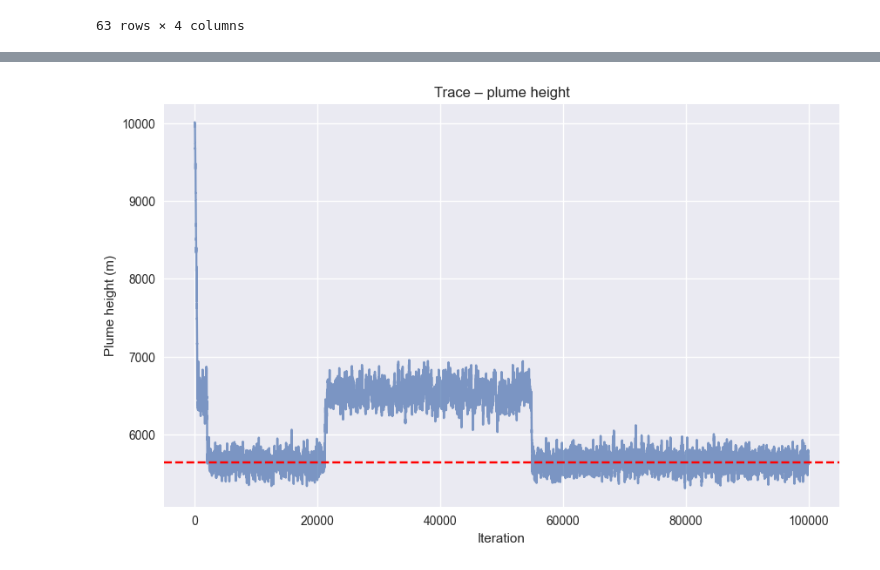
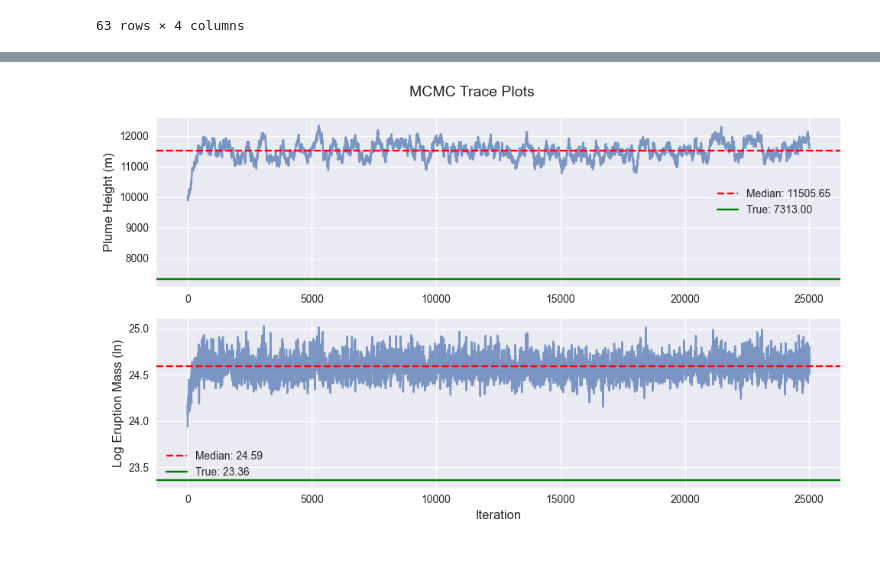
Before and after one commit to jimhcyang/tephra_inversion, a Jupyter notebook: example.ipynb, the cells around one changed output, grey strips where cells are left out. Cells and saved outputs as stored; diff of their text form; code cells hidden in the pictures.

```diff
--- a/example.ipynb
+++ b/example.ipynb
@@ -117,12 +118,8 @@ esp_params
 # ─────────────────────────────────────────────────────────────
 # Cell 5 – run the inversion
 # ─────────────────────────────────────────────────────────────
-inv = TephraInversion(cfg, observations=obs_df)
+inv = TephraInversion()
+results = inv.run_inversion()
 
-inv.config["mcmc"]["n_iterations"] = 10000   # quick demo
-inv.config["mcmc"]["n_burnin"]     = 0
-inv.config["mcmc"]["silent"] = False
-
-results = inv.run_inversion()
 burnin  = inv.config["mcmc"]["n_burnin"]
 # %% [output]
@@ -136,28 +136,51 @@ burnin  = inv.config["mcmc"]["n_burnin"]
 # %%
-# ─────────────────────────────────────────────────────────────
-# Cell 6 – plots (now using np.exp for mass)
-# ─────────────────────────────────────────────────────────────
-plt.figure(figsize=(10,6))
-plt.plot(results["chain"]["plume_height"][burnin:], alpha=.7)
-plt.axhline(results["best_params"]["plume_height"], color='r', ls='--')
-plt.xlabel("Iteration"); plt.ylabel("Plume height (m)")
-plt.title("Trace – plume height"); plt.grid(True); plt.show()
+# Create a diagnostic plotter instance
+plotter = DiagnosticPlotter(output_dir="data/output/plots")
 
-plt.figure(figsize=(10,6))
-mass_vals = np.exp(results["chain"]["log_mass"][burnin:])
-best_mass = np.exp(results["best_params"]["log_mass"])
-plt.hist(mass_vals, bins=30, alpha=.7)
-plt.axvline(best_mass, color='r', ls='--',
-            label=f"Best: {best_mass: .2e} kg")
-plt.xlabel("Eruption mass (kg)"); plt.xscale("log"); plt.legend(); plt.grid(True); plt.show()
+# Convert results chain to samples dictionary
+samples = {}
+for param in results["chain"].columns:
+    samples[param] = results["chain"][param].values
 
-plt.figure(figsize=(10,8))
-plt.scatter(results["chain"]["plume_height"][burnin:],
-            results["chain"]["log_mass"][burnin:], s=10, alpha=.3)
-plt.scatter(results["best_params"]["plume_height"],
-            results["best_params"]["log_mass"],
-            color='red', s=120, marker='*')
-plt.xlabel("Plume height (m)"); plt.ylabel("ln (mass)")
-plt.title("Joint posterior"); plt.grid(True); plt.show()
+# 1. Plot trace plots for relevant parameters (those in true_values)
+plotter.plot_trace(
+    samples,
+    burnin=burnin,
+    title="MCMC Trace Plots",
+    save_path="data/output/plots/mcmc_trace.png"
+)
+
+# 2. Plot parameter posterior distributions with credible intervals and true values
+plotter.plot_parameter_distributions(
+    samples,
+    burnin=burnin,
+    title="Parameter Posterior Distributions",
+    save_path="data/output/plots/parameter_distributions.png"
+)
+
+# 3. Plot parameter correlations matrix and joint distributions
+plotter.plot_parameter_correlations(
+    samples,
+    burnin=burnin,
+    title="Parameter Correlations",
+    save_path="data/output/plots/parameter_correlations.png"
+)
+
+# 4. Generate a summary table of the posterior
+summary = plotter.summarize_posterior(
+    samples,
+    burnin=burnin,
+    save_path="data/output/plots/posterior_summary.csv"
+)
+
+# Display the best parameter estimates along with true values
+print("\nBest Parameter Estimates vs. True Values:")
+for param in results["best_params"].index:
+    if param in plotter._get_relevant_parameters(samples):
+        true_val = plotter._get_true_value(param)
+        if true_val is not None:
+            print(f"{plotter._get_pretty_label(param)}:")
+            print(f"  Best: {results['best_params'][param]:.4f}")
+            print(f"  True: {true_val:.4f}")
 # %% [output]
-[figure, old version]
+[figure, new version]
```
Also changed, not shown: parts of 5 cells of this notebook, 4 other files.
